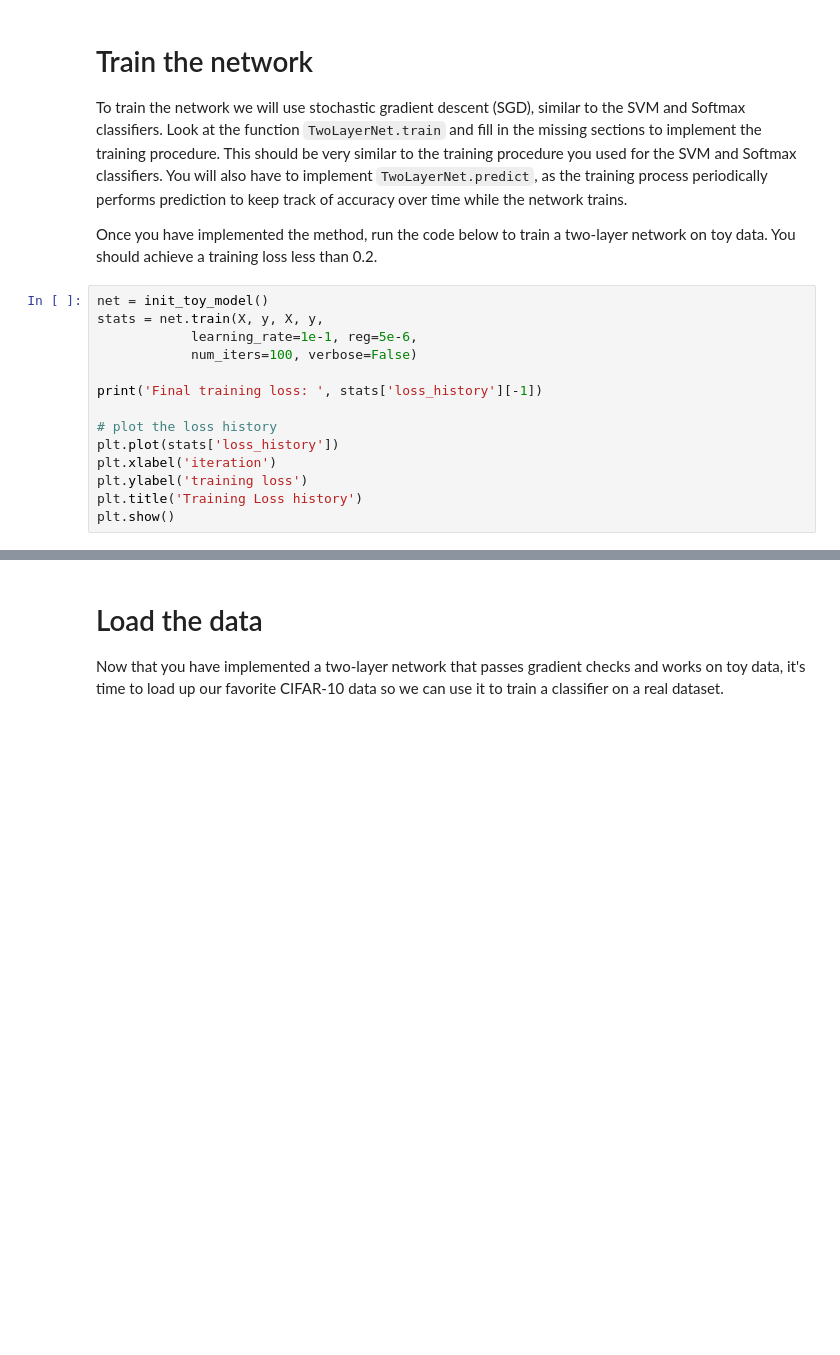
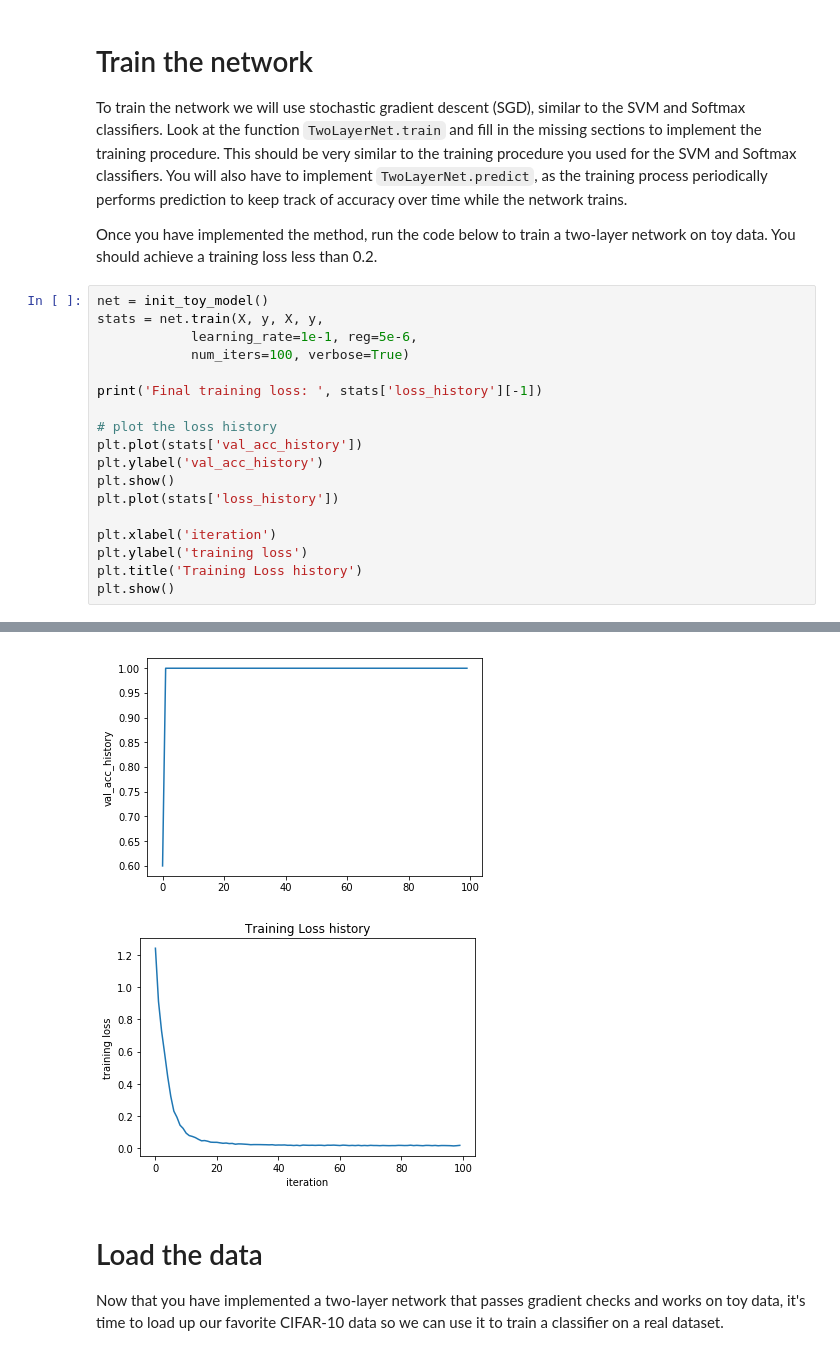
Before and after one commit to Dipeshtamboli/CS231n, a Jupyter notebook: assignment1/two_layer_net.ipynb, the cells around one changed output, grey strips where cells are left out. Cells and saved outputs as stored; diff of their text form; blank space fills up the shorter version.

```diff
--- a/assignment1/two_layer_net.ipynb
+++ b/assignment1/two_layer_net.ipynb
@@ -106,13 +131,18 @@ Once you have implemented the method, run the code below to train a two-layer ne
 net = init_toy_model()
 stats = net.train(X, y, X, y,
             learning_rate=1e-1, reg=5e-6,
-            num_iters=100, verbose=False)
+            num_iters=100, verbose=True)
 
 print('Final training loss: ', stats['loss_history'][-1])
 
 # plot the loss history
+plt.plot(stats['val_acc_history'])
+plt.ylabel('val_acc_history')
+plt.show()
 plt.plot(stats['loss_history'])
+
 plt.xlabel('iteration')
 plt.ylabel('training loss')
 plt.title('Training Loss history')
 plt.show()
+# %% [output]
@@ -119,3 +151,5 @@ plt.show()
+[figure, added]
+[figure, added]
 # %% [markdown]
 # Load the data
 Now that you have implemented a two-layer network that passes gradient checks and works on toy data, it's time to load up our favorite CIFAR-10 data so we can use it to train a classifier on a real dataset.
```
Also changed, not shown: parts of 10 cells of this notebook, 4 other files.
